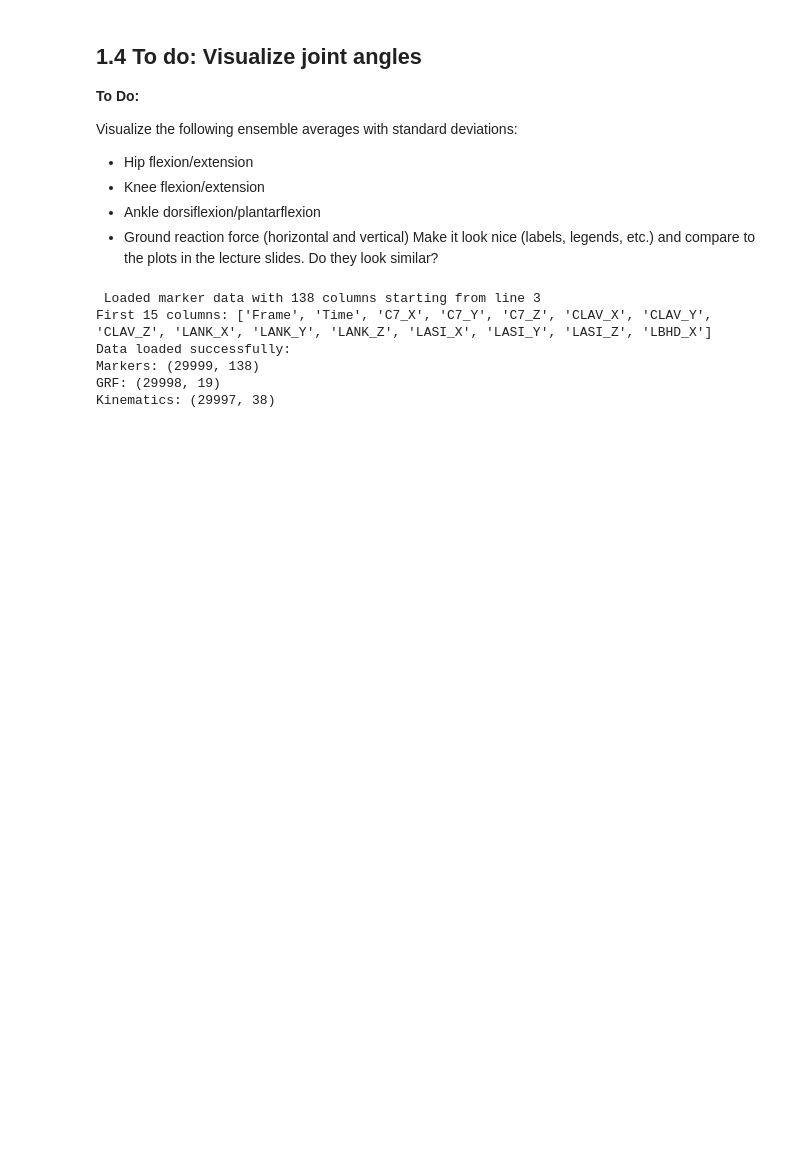
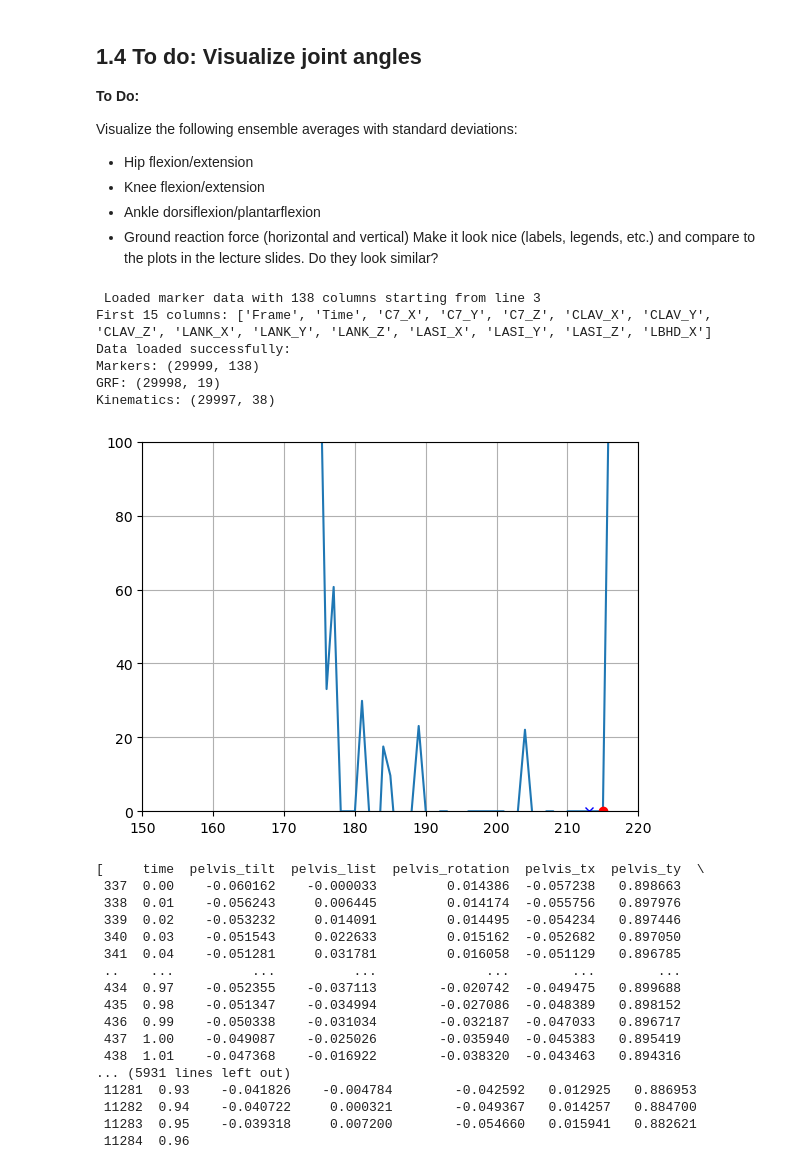
Before and after one commit to bayazid-miah/Forward_Kinematics01, a Jupyter notebook: task01.ipynb, the cells around one changed output. Cells and saved outputs as stored; diff of their text form; code cells hidden in the pictures; blank space fills up the shorter version.

```diff
--- a/task01.ipynb
+++ b/task01.ipynb
@@ -129,6 +132,29 @@ Data loaded successfully:
 Markers: (29999, 138)
 GRF: (29998, 19)
 Kinematics: (29997, 38)
+# %%
+segment.segment_gait_cycles(
+    grf_data["ground_force_vy"], data=kinematics_data, threshold=60, fs=100
+)
+# %% [output]
+[figure, added]
+[     time  pelvis_tilt  pelvis_list  pelvis_rotation  pelvis_tx  pelvis_ty  \
+ 337  0.00    -0.060162    -0.000033         0.014386  -0.057238   0.898663
+ 338  0.01    -0.056243     0.006445         0.014174  -0.055756   0.897976
+ 339  0.02    -0.053232     0.014091         0.014495  -0.054234   0.897446
+ 340  0.03    -0.051543     0.022633         0.015162  -0.052682   0.897050
+ 341  0.04    -0.051281     0.031781         0.016058  -0.051129   0.896785
+ ..    ...          ...          ...              ...        ...        ...
+ 434  0.97    -0.052355    -0.037113        -0.020742  -0.049475   0.899688
+ 435  0.98    -0.051347    -0.034994        -0.027086  -0.048389   0.898152
+ 436  0.99    -0.050338    -0.031034        -0.032187  -0.047033   0.896717
+ 437  1.00    -0.049087    -0.025026        -0.035940  -0.045383   0.895419
+ 438  1.01    -0.047368    -0.016922        -0.038320  -0.043463   0.894316
+... (5931 lines left out)
+ 11281  0.93    -0.041826    -0.004784        -0.042592   0.012925   0.886953
+ 11282  0.94    -0.040722     0.000321        -0.049367   0.014257   0.884700
+ 11283  0.95    -0.039318     0.007200        -0.054660   0.015941   0.882621
+ 11284  0.96
 # %%
 import matplotlib.pyplot as plt
 import numpy as np
```
Also changed, not shown: parts of 4 cells of this notebook, 3 other files.
